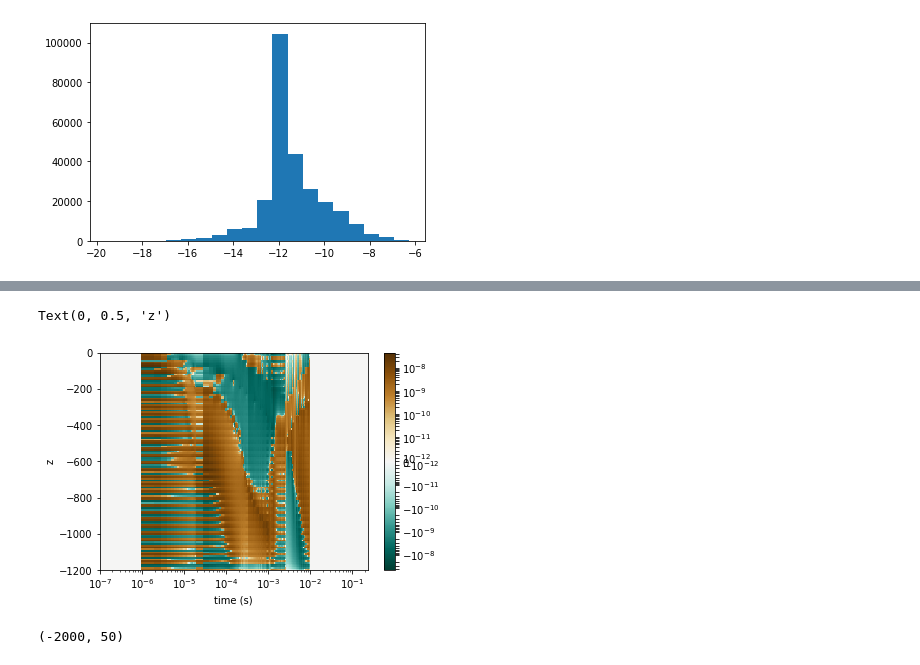
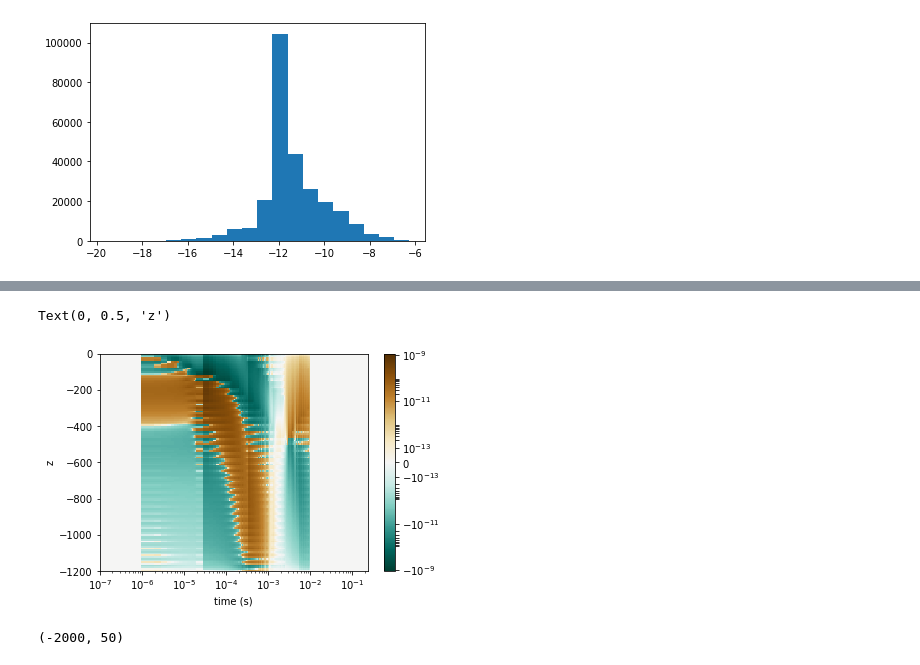
Before and after one commit to lheagy/heagy-2019-casing-ml, a Jupyter notebook: notebooks/pytorch_pipeline.ipynb, the cells around one changed output, grey strips where cells are left out. Cells and saved outputs as stored; diff of their text form; code cells hidden in the pictures.

```diff
--- a/notebooks/pytorch_pipeline.ipynb
+++ b/notebooks/pytorch_pipeline.ipynb
@@ -705,6 +705,6 @@ plt.hist(np.log10(np.abs(jd_numpy)), 20);
 # %% [output]
 [figure]
 # %%
-floor = 1e-10
+floor = 1e-12
 print((np.abs(jd_numpy)>floor).sum() / len(jd_numpy))
 # %% [output]
@@ -712,7 +712,7 @@ print((np.abs(jd_numpy)>floor).sum() / len(jd_numpy))
 # %%
 jd = torch.from_numpy(jd_numpy)
 
-std = 0.05
+std = 0.02
 w = torch.from_numpy(1./(std * np.abs(jd_numpy) + floor))
 
 forward = ForwardSimulation.apply
@@ -724,7 +724,7 @@ else:
     jd = jd.float()
     w = w.float()
 
-s0_scaling = 1e-5
+s0_scaling = 1
 learning_rate = 1
 
 # optimizer = torch.optim.SGD(s0, lr=learning_rate)
@@ -768,7 +768,7 @@ Dz_torch = convert_to_torch_sparse(Dz)
 # %%time
 max_iter = 1
 beta = None
-beta_factor = 100
+beta_factor = 0 #100
 # beta_cooling = 0.5
 
 alpha_s = 1e-4
@@ -780,7 +780,8 @@ s0 = torch.zeros(nspatial, ntimes, dtype=dtype, device=device, requires_grad=Tru
 if beta is None:
     s0_tmp = torch.randn(nspatial, ntimes, dtype=dtype, device=device, requires_grad=True)
     j_pred = forward(s0_scaling * s0_tmp)
-    dmisfit = 1/len(jd) * (w*(j_pred - jd)).pow(2).sum()
+#     dmisfit = 1/len(jd) * (w*(j_pred - jd)).pow(2).sum()
+    dmisfit = ((j_pred - jd)).pow(2).sum()
     regularization = (
         alpha_s * s0_tmp.pow(2).sum() +
         alpha_t * Dtime_torch.mm(s0_tmp.T).pow(2).sum() +
@@ -791,7 +792,8 @@ if beta is None:
 for i in range(max_iter):
     s_iter = s0_scaling * s0
     j_pred = forward(s_iter)
-    dmisfit = 1/len(jd) * (w*(j_pred - jd)).pow(2).sum()
+#     dmisfit = 1/len(jd) * (w*(j_pred - jd)).pow(2).sum()
+    dmisfit = ((j_pred - jd)).pow(2).sum()
     smallness = alpha_s * s0.pow(2).sum()
     smooth_time = alpha_t * Dtime_torch.mm(s0.T).pow(2).sum()
     smooth_depth = alpha_z * Dz_torch.mm(s0).pow(2).sum()
@@ -832,23 +834,23 @@ iter 0, dmisfit: 1.2209e+01, reg: 0.0000e+00, beta * reg: 0.0000e+00, loss: 1.22
 # %%
 fig, ax = plt.subplots(1, 1)
 
 z = np.load(f"{trial_directory}/z_currents.npy")
 plotme = s0_scaling * s0.data.numpy()
 clim = np.r_[1e-4, 1] * np.max(np.abs(plotme))
-norm = SymLogNorm(
+norm = Normalize(
         clim[0] if clim is not None else
         np.max([1e-20, np.min(np.absolute(plotme))]),
         vmin = -clim[1], vmax=clim[1]
     )
 
 plt.colorbar(ax.pcolormesh(sim.times, z, plotme, cmap="BrBG_r", norm=norm), ax=ax)
 ax.set_xscale("log")
 ax.set_xlim(1e-7, sim.times.max())
 ax.set_xlabel("time (s)")
 ax.set_ylabel("z")
 # %% [output]
 Text(0, 0.5, 'z')
-[figure, old version]
+[figure, new version]
 # %%
 # load up objects
 model, mesh, sim = load_trial(trial_directory)
```
Also changed, not shown: parts of 3 cells of this notebook, 1 other file.
